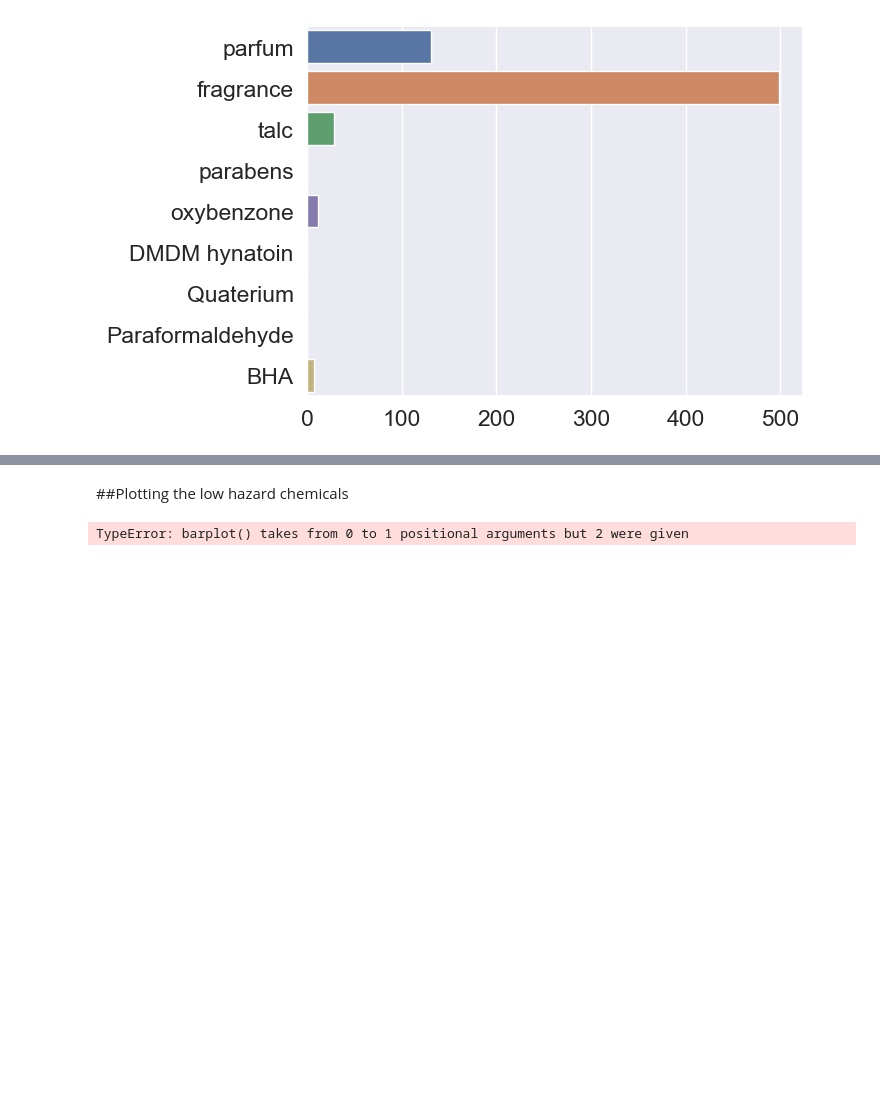
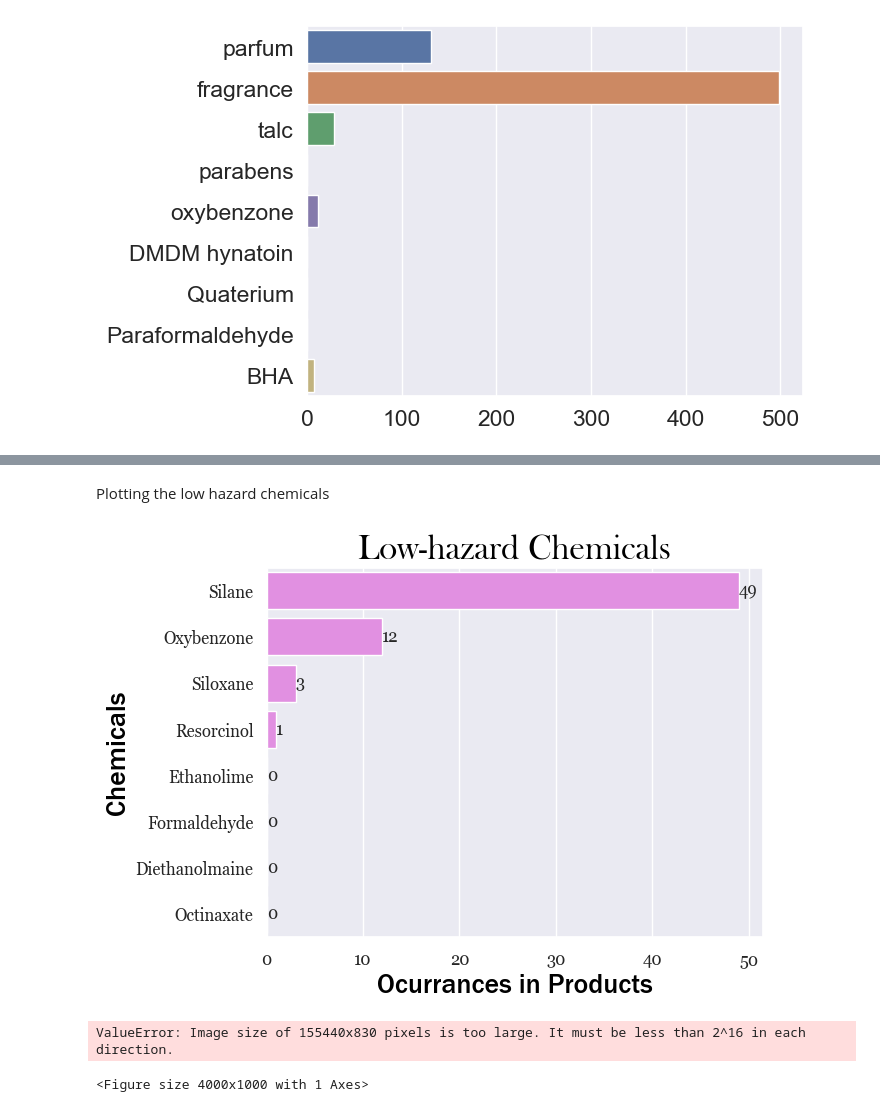
Before and after one commit to mahakanakala/toxins, a Jupyter notebook: toxins_in_beauty_products.ipynb, the cells around one changed output, grey strips where cells are left out. Saved outputs shown, nothing was run; the diff lists cells and outputs as text; code cells hidden in the pictures; blank space fills up the shorter version.

Commit message:
added low, moderate, high hazard barplots

```diff
--- a/toxins_in_beauty_products.ipynb
+++ b/toxins_in_beauty_products.ipynb
@@ -257,23 +286,64 @@ print('\nResult dataframe : \n',
 # %% [markdown]
-##Plotting the low hazard chemicals
+Plotting the low hazard chemicals
 # %%
 ethanolamine_occ = df[df['Ingredients'].str.contains('Ethanolamine')].shape[0]
 oxybenzone_occ = df[df['Ingredients'].str.contains("Oxybenzone")].shape[0]
 resorcinol_occ = df[df['Ingredients'].str.contains("Resorcinol")].shape[0]
 formaldehyde_occ = df[df['Ingredients'].str.contains("Formaldehyde")].shape[0]
 diethanolamine_occ = df[df['Ingredients'].str.contains("Diethanol")].shape[0]
 silanes_occ = df[df['Ingredients'].str.contains("Silane")].shape[0]
 siloxanes_occ = df[df['Ingredients'].str.contains("Siloxane")].shape[0]
 octinaxate_occ = df[df['Ingredients'].str.contains("Octinaxate")].shape[0]
 
+sns.set(font_scale=2)
+sns.set(font="Georgia")
+
+title_font = {
+    'family': 'Baskerville Old Face',
+    'color': 'black',
+    'weight': '400',
+    'size': 25
+
+}
+label_font = {
+    'family': 'Franklin Gothic Medium',
+    'color': 'black',
+    'weight': 'bold',
+    'size': 20
+}
+
+opt_font = {
+    'family': 'Franklin Gothic Medium',
+    'color': 'black',
+    'weight': '100',
+    'size': 12
+}
+#plt_order = chemicals.groupby(['chemicals'])['occurances'].aggregate(np.median).reset_index().sort_values('occurances')
+
+occurances = [silanes_occ, oxybenzone_occ, siloxanes_occ, resorcinol_occ, ethanolamine_occ, formaldehyde_occ, diethanolamine_occ, octinaxate_occ]
+chemicals = ['Silane', 'Oxybenzone', 'Siloxane', 'Resorcinol', 'Ethanolime', 'Formaldehyde', 'Diethanolmaine', 'Octinaxate']
+ax = sns.barplot(x=occurances, y=chemicals,  color = 'violet')
 
 
+ax.bar_label(ax.containers[0])
 
+#sns.set_style("whitegrid")
+#plt.set(rc={'axes.facecolor': lightblue, 'figures.facecolor': lightblue})
 
-x = [ethanolamine_occ, oxybenzone_occ, resorcinol_occ, formaldehyde_occ, diethanolamine_occ, silanes_occ, siloxanes_occ, octinaxate_occ]
-y = ['Ethanolime', 'Oxybenzone', 'Resorcinol', 'Formaldehyde', 'Diethanolmaine', 'Silane', 'Siloxane', 'Octinaxate']
-sns.barplot(x,y)
+plt.figure(figsize=(40,10))
+ax.set_xlabel("Ocurrances in Products", fontdict= label_font)
+ax.set_xticklabels(ax.get_xticklabels(), size = 12)
 
-#plt.show()
+ax.set_ylabel("Chemicals", fontdict= label_font)
+ax.set_yticklabels(ax.get_yticklabels(), size=12)
+plt.text(50, 1, 'allergens, harmful to the environment, cause irritation', fontdict = opt_font)
+
+#ax.set(xlabel="Ocurrances in Products", ylabel= "Chemcials")
+
+ax.set_title('Low-hazard Chemicals', fontdict=title_font)
+
+plt.show()
 # %% [output]
+[figure, added]
-TypeError: barplot() takes from 0 to 1 positional arguments but 2 were given
+ValueError: Image size of 155440x830 pixels is too large. It must be less than 2^16 in each direction.
+<Figure size 4000x1000 with 1 Axes>
```
Also changed, not shown: parts of 15 cells of this notebook.
